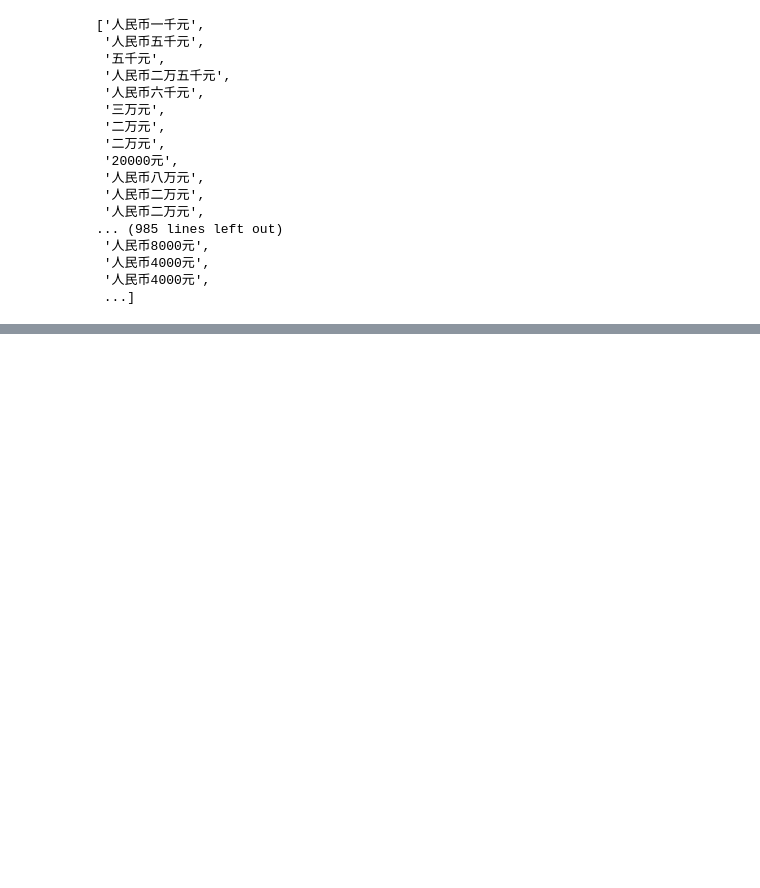
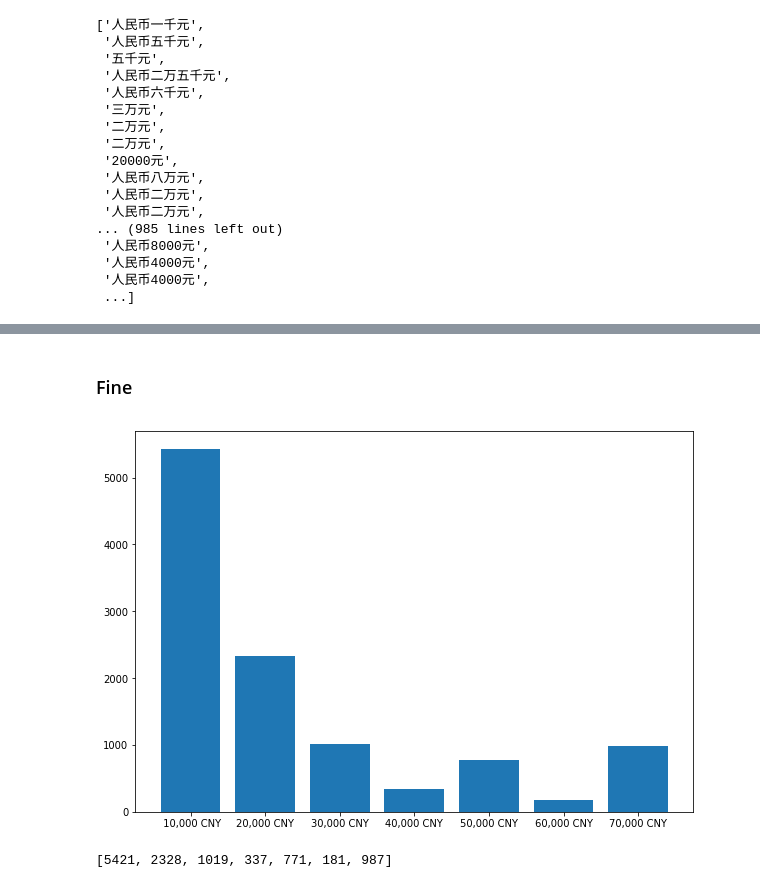
Before and after one commit to Yibin-Li/Law-Parser, a Jupyter notebook: Parsing Result Table.ipynb, the cells around one changed output, grey strips where cells are left out. Drawn from its saved outputs; the diff is of its cells as text; code cells hidden in the pictures; blank space fills up the shorter version.

```diff
--- a/Parsing Result Table.ipynb
+++ b/Parsing Result Table.ipynb
@@ -389,0 +475,16 @@ for m in result:
+# %% [markdown]
+### Fine
+# %%
+fine_label = [" 10,000 CNY", "20,000 CNY", "30,000 CNY", "40,000 CNY", "50,000 CNY",
+                      "60,000 CNY", "70,000 CNY"]
+fine_value = []
+for i in range(1, 7):
+    fine_value.append(len([n for n in fine_arr if n <= i*10000 and n > (i-1)*10000]))
+fine_value.append(len([n for n in fine_arr if n > 6*10000]))
+plt.figure(figsize=(10, 7))
+plt.bar(fine_label, fine_value)
+plt.show()
+print(fine_value)
+# %% [output]
+[figure, added]
+[5421, 2328, 1019, 337, 771, 181, 987]
```
Also changed, not shown: parts of 23 cells of this notebook.
